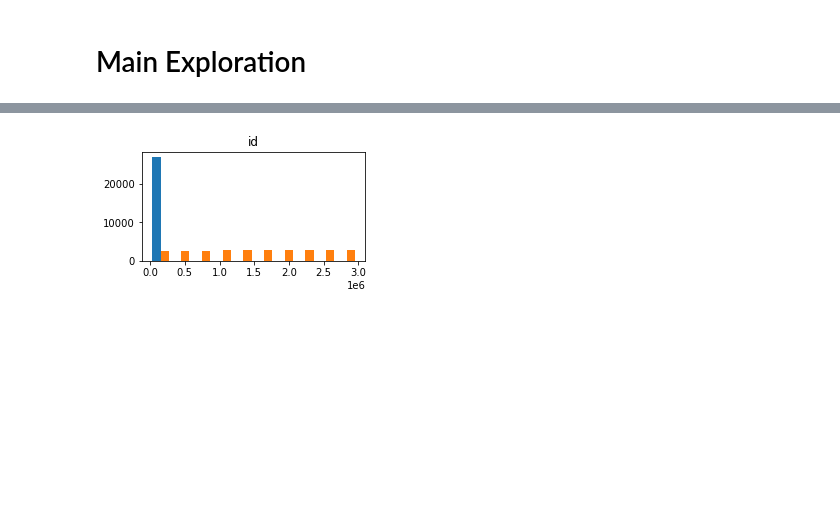
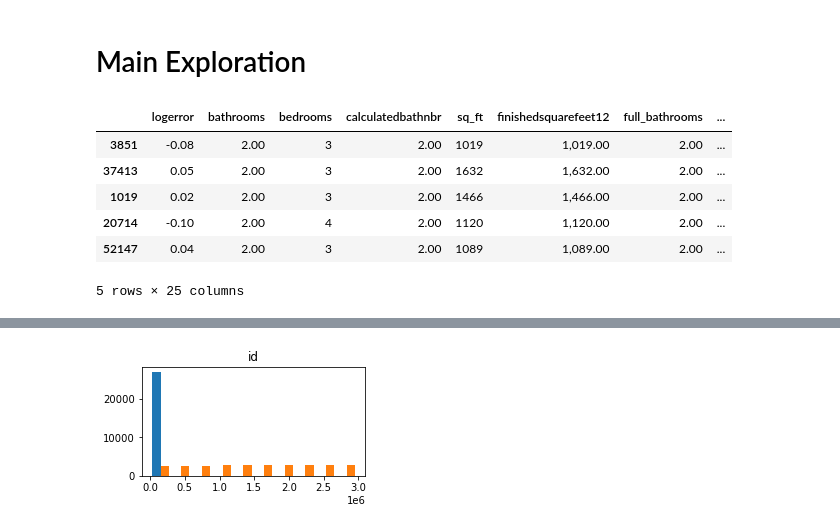
Before and after one commit to SchneemannDavid/clustering_project, a Jupyter notebook: explore_zillow.ipynb, the cells around one changed output, grey strips where cells are left out. Cells and saved outputs as stored; diff of their text form; code cells hidden in the pictures; blank space fills up the shorter version.

```diff
--- a/explore_zillow.ipynb
+++ b/explore_zillow.ipynb
@@ -280,0 +119,10 @@ df.head()
+# %%
+train_explore.head()
+# %% [output]
+|  | logerror | bathrooms | bedrooms | calculatedbathnbr | sq_ft | finishedsquarefeet12 | full_bathrooms | ... |
+| 3851 | -0.08 | 2.00 | 3 | 2.00 | 1019 | 1,019.00 | 2.00 | ... |
+| 37413 | 0.05 | 2.00 | 3 | 2.00 | 1632 | 1,632.00 | 2.00 | ... |
+| 1019 | 0.02 | 2.00 | 3 | 2.00 | 1466 | 1,466.00 | 2.00 | ... |
+| 20714 | -0.10 | 2.00 | 4 | 2.00 | 1120 | 1,120.00 | 2.00 | ... |
+| 52147 | 0.04 | 2.00 | 3 | 2.00 | 1089 | 1,089.00 | 2.00 | ... |
+5 rows × 25 columns
```
Also changed, not shown: parts of 17 cells of this notebook, 4 other files.
